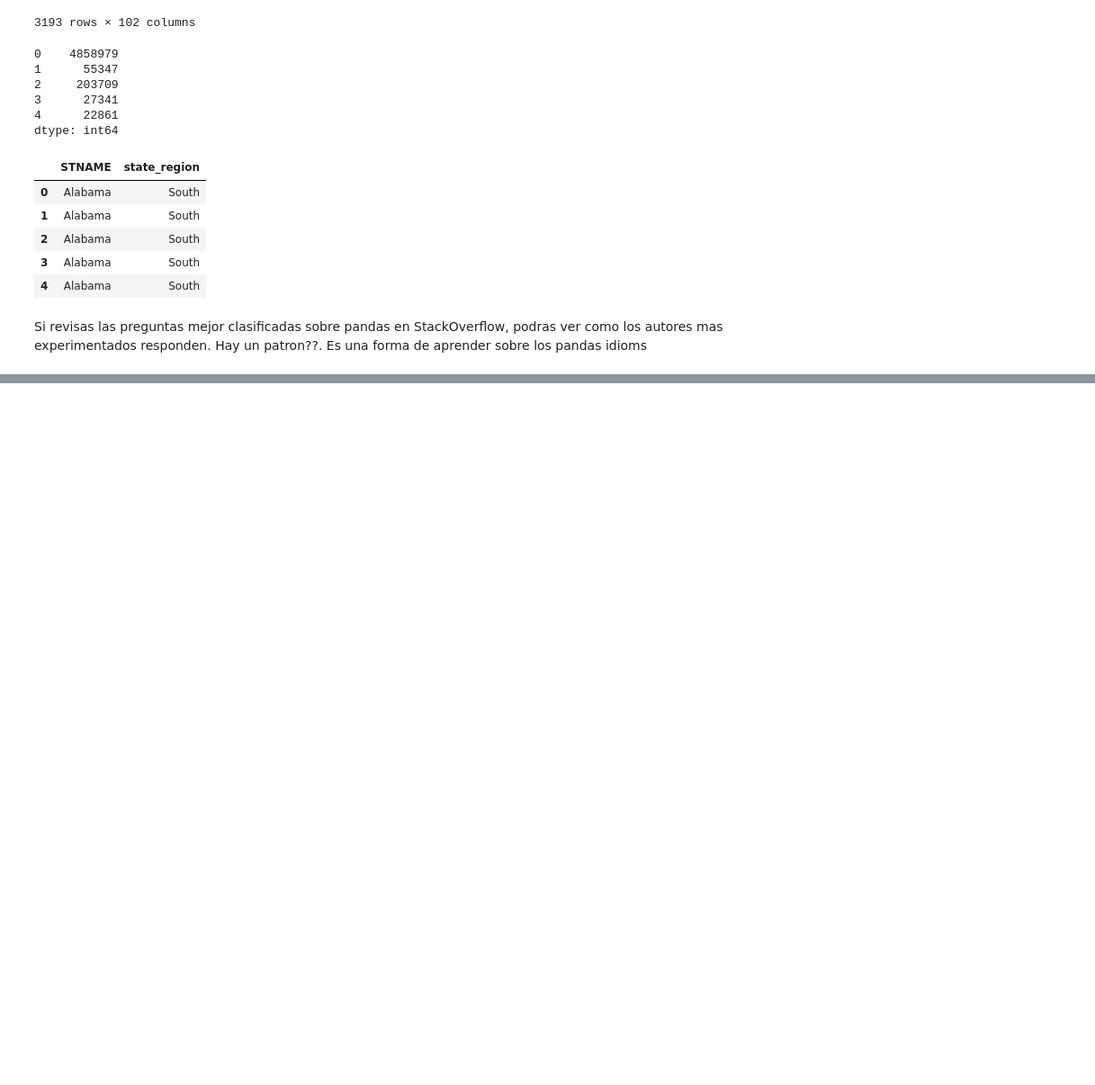
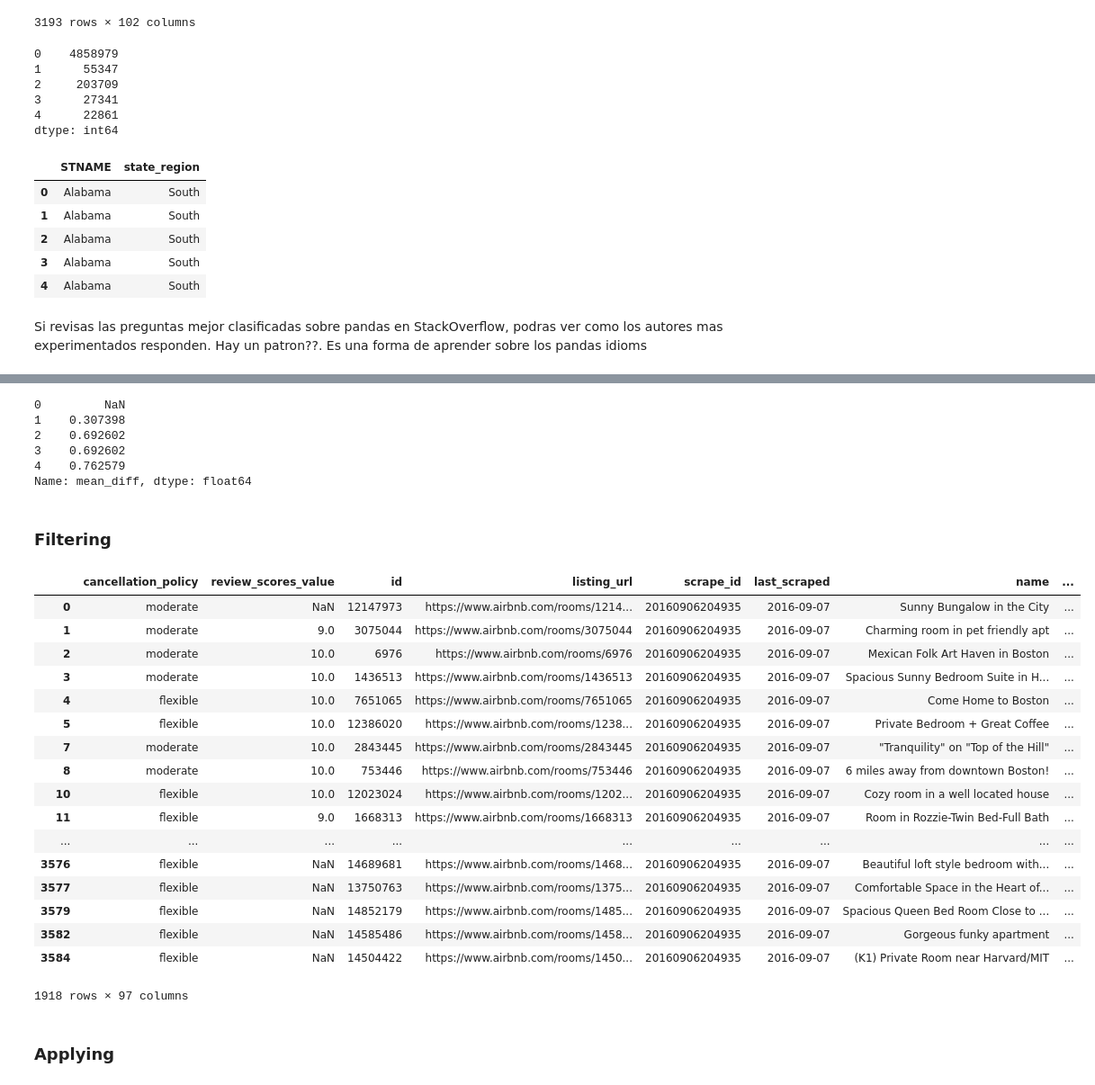
Before and after one commit to jmelendezgeo/Apuntes-Data-Science, a Jupyter notebook: Applied Data Science with Python - Coursera Specialization /Introduction To Data Science/Semana-3.ipynb, the cells around one changed output, grey strips where cells are left out. Shown at 90% size. Cells and saved outputs as stored; diff of their text form; code cells hidden in the pictures; blank space fills up the shorter version.

```diff
--- a/Applied Data Science with Python - Coursera Specialization /Introduction To Data Science/Semana-3.ipynb
+++ b/Applied Data Science with Python - Coursera Specialization /Introduction To Data Science/Semana-3.ipynb
@@ -495,0 +706,15 @@ Si revisas las preguntas mejor clasificadas sobre pandas en StackOverflow, podra
+# %%
+# Aggregation usa el metodo agg() en groupby objects. Hasta ahora vimos como podemos iterar sobre un
+# groupby object, desempaquetarlo en etiquetas (el group name) y en dataframes. Con agg podemos pasar un diccionario
+# de las columnas en las que estamos interesados en aggregar along with the function we are looking to apply aggregate
+
+# vamos a resetear nuestro df
+
+df = df.reset_index()
+
+# Ahora group by cancellation policy and find the average review_scores_value by group
+
+df.groupby('cancellation_policy').agg({'review_scores_value':np.average})
+# al objeto grupby que se devuelve le aplicamos agg y le damos un diccionario con el column name
+# Sin embargo, en versiones nrecientes de python, .agg() en un groupby es deprecated por lo que tendremos
+# que pasar una custom function para obtener efectos similares
@@ -495,0 +766,10 @@ Si revisas las preguntas mejor clasificadas sobre pandas en StackOverflow, podra
+# %%
+# Supongamos que queremos incluir el average ratng values en un group determinado by cancellation policy
+# pero preservando la forma del dataframe (dataframe shape), asi podriamos generar la diferencia entre
+# observaciones individuales y la suma.
+
+# Primero, definimos som subset of columns
+cols = ['cancellation_policy','review_scores_value']
+# Ahora transformamos. Guardaremos esto en su propio dataframe
+transform_df = df[cols].groupby('cancellation_policy').transform(np.nanmean)
+transform_df.head()
@@ -495,0 +793,7 @@ Si revisas las preguntas mejor clasificadas sobre pandas en StackOverflow, podra
+# %%
+# Aqui vemos que el index es realmente el mismo que en el dataframe original. Vamos a hacer join.
+# Antes de hacer esto, renombremos la columna en la version transformada
+
+transform_df.rename({'review_scores_value':'mean_review_scores'}, axis='columns', inplace= True)
+df=df.merge(transform_df, left_index = True, right_index = True) #Hacemos un merge por los indices porque son los mismos
+df.head()
@@ -495,0 +808,17 @@ Si revisas las preguntas mejor clasificadas sobre pandas en StackOverflow, podra
+# %%
+# Perfecto. Ya tenmos nuestra columna con el promedio. Ahora podriamos crear la diferencia entre una row and
+# it's group (the cancellation policy) means
+
+df['mean_diff'] = np.absolute(df['review_scores_value'] - df['mean_review_scores']) # Aqui estamos vectorizando
+                                                                # Y pasando los nombres de las columnas para una resta
+
+df['mean_diff'].head()
+# %% [output]
+0         NaN
+1    0.307398
+2    0.692602
+3    0.692602
+4    0.762579
+Name: mean_diff, dtype: float64
+# %% [markdown]
+### Filtering
@@ -495,0 +831,22 @@ Si revisas las preguntas mejor clasificadas sobre pandas en StackOverflow, podra
+# %%
+# Por ejemplo, si solo quisieramos aquellos grupos que tengan un mean rating sobre 9
+df.groupby('cancellation_policy').filter(lambda x: np.nanmean(x['review_scores_value'])>9.2)
+# %% [output]
+|  | cancellation_policy | review_scores_value | id | listing_url | scrape_id | last_scraped | name | ... |
+| 0 | moderate | NaN | 12147973 | https://www.airbnb.com/rooms/1214... | 20160906204935 | 2016-09-07 | Sunny Bungalow in the City | ... |
+| 1 | moderate | 9.0 | 3075044 | https://www.airbnb.com/rooms/3075044 | 20160906204935 | 2016-09-07 | Charming room in pet friendly apt | ... |
+| 2 | moderate | 10.0 | 6976 | https://www.airbnb.com/rooms/6976 | 20160906204935 | 2016-09-07 | Mexican Folk Art Haven in Boston | ... |
+| 3 | moderate | 10.0 | 1436513 | https://www.airbnb.com/rooms/1436513 | 20160906204935 | 2016-09-07 | Spacious Sunny Bedroom Suite in H... | ... |
+| 4 | flexible | 10.0 | 7651065 | https://www.airbnb.com/rooms/7651065 | 20160906204935 | 2016-09-07 | Come Home to Boston | ... |
+| 5 | flexible | 10.0 | 12386020 | https://www.airbnb.com/rooms/1238... | 20160906204935 | 2016-09-07 | Private Bedroom + Great Coffee | ... |
+| 7 | moderate | 10.0 | 2843445 | https://www.airbnb.com/rooms/2843445 | 20160906204935 | 2016-09-07 | "Tranquility" on "Top of the Hill" | ... |
+| 8 | moderate | 10.0 | 753446 | https://www.airbnb.com/rooms/753446 | 20160906204935 | 2016-09-07 | 6 miles away from downtown Boston! | ... |
+| 10 | flexible | 10.0 | 12023024 | https://www.airbnb.com/rooms/1202... | 20160906204935 | 2016-09-07 | Cozy room in a well located house | ... |
+| 11 | flexible | 9.0 | 1668313 | https://www.airbnb.com/rooms/1668313 | 20160906204935 | 2016-09-07 | Room in Rozzie-Twin Bed-Full Bath | ... |
+| ... | ... | ... | ... | ... | ... | ... | ... | ... |
+| 3576 | flexible | NaN | 14689681 | https://www.airbnb.com/rooms/1468... | 20160906204935 | 2016-09-07 | Beautiful loft style bedroom with... | ... |
+| 3577 | flexible | NaN | 13750763 | https://www.airbnb.com/rooms/1375... | 20160906204935 | 2016-09-07 | Comfortable Space in the Heart of... | ... |
+| 3579 | flexible | NaN | 14852179 | https://www.airbnb.com/rooms/1485... | 20160906204935 | 2016-09-07 | Spacious Queen Bed Room Close to ... | ... |
+| 3582 | flexible | NaN | 14585486 | https://www.airbnb.com/rooms/1458... | 20160906204935 | 2016-09-07 | Gorgeous funky apartment | ... |
+| 3584 | flexible | NaN | 14504422 | https://www.airbnb.com/rooms/1450... | 20160906204935 | 2016-09-07 | (K1) Private Room near Harvard/MIT | ... |
+1918 rows × 97 columns
@@ -495,0 +856,2 @@ Si revisas las preguntas mejor clasificadas sobre pandas en StackOverflow, podra
+# %% [markdown]
+### Applying
```
Also changed, not shown: parts of 102 cells of this notebook, 1 other file.
